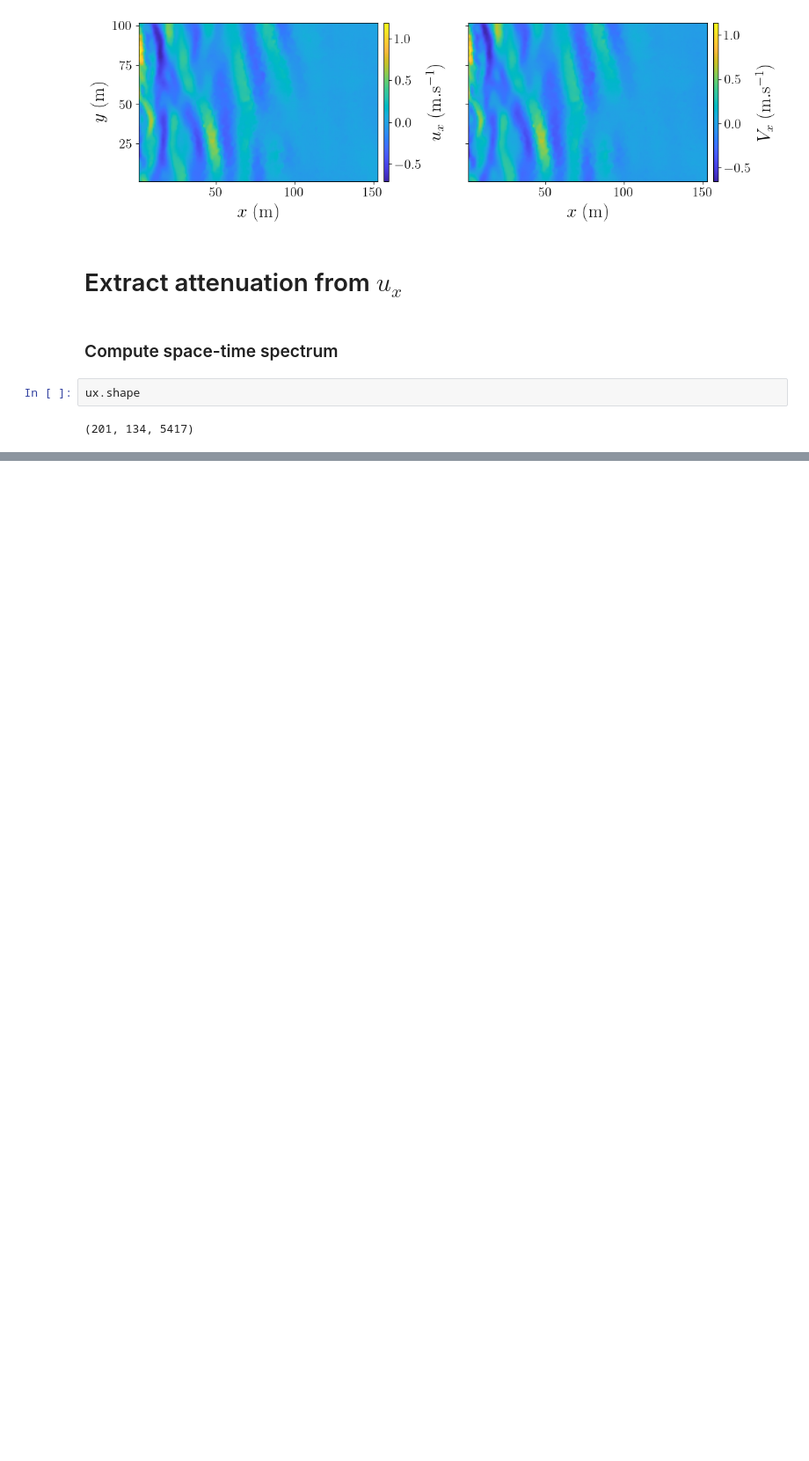
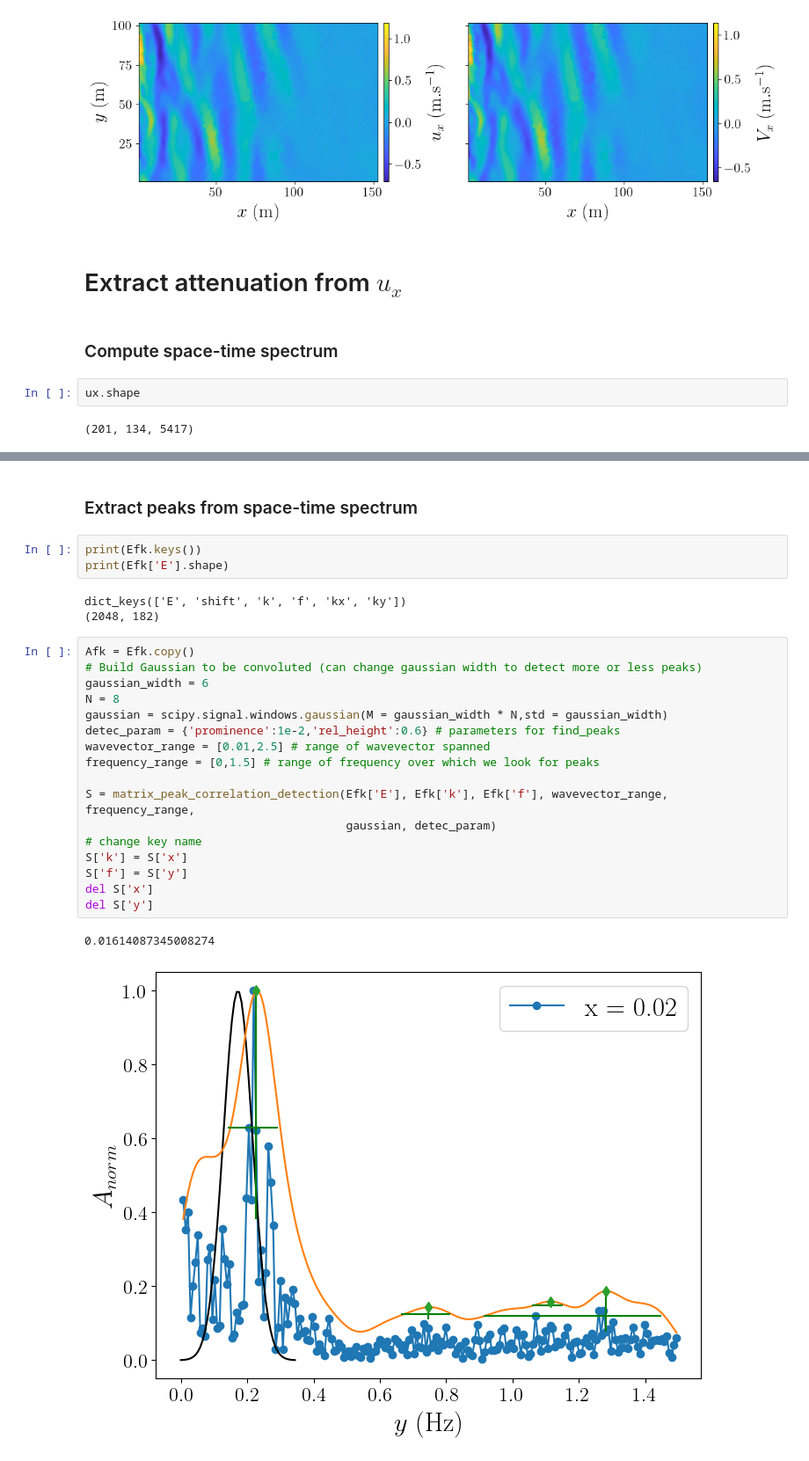
Before and after one commit to Turbotice/icewave, a Jupyter notebook: icewave/sebastien/BicWin2024/Notebook_attenuation_uz_ux.ipynb, the cells around one changed output, grey strips where cells are left out. Shown at 88% size. Saved outputs shown, nothing was run; the diff lists cells and outputs as text; blank space fills up the shorter version.

```diff
--- a/icewave/sebastien/BicWin2024/Notebook_attenuation_uz_ux.ipynb
+++ b/icewave/sebastien/BicWin2024/Notebook_attenuation_uz_ux.ipynb
@@ -190,0 +293,28 @@ cbar.set_label(r'$|\hat{V}_x| (k,\omega) \; \mathrm{(u.a.)}$',labelpad = 5)
+# %% [markdown]
+### Extract peaks from space-time spectrum
+# %%
+print(Efk.keys())
+print(Efk['E'].shape)
+# %% [output]
+dict_keys(['E', 'shift', 'k', 'f', 'kx', 'ky'])
+(2048, 182)
+# %%
+Afk = Efk.copy()
+# Build Gaussian to be convoluted (can change gaussian width to detect more or less peaks)
+gaussian_width = 6
+N = 8
+gaussian = scipy.signal.windows.gaussian(M = gaussian_width * N,std = gaussian_width)
+detec_param = {'prominence':1e-2,'rel_height':0.6} # parameters for find_peaks
+wavevector_range = [0.01,2.5] # range of wavevector spanned
+frequency_range = [0,1.5] # range of frequency over which we look for peaks
+
+S = matrix_peak_correlation_detection(Efk['E'], Efk['k'], Efk['f'], wavevector_range, frequency_range,
+                                      gaussian, detec_param)
+# change key name
+S['k'] = S['x']
+S['f'] = S['y']
+del S['x']
+del S['y']
+# %% [output]
+0.01614087345008274
+[figure, added]
```
Also changed, not shown: parts of 7 cells of this notebook, 2 other files.
